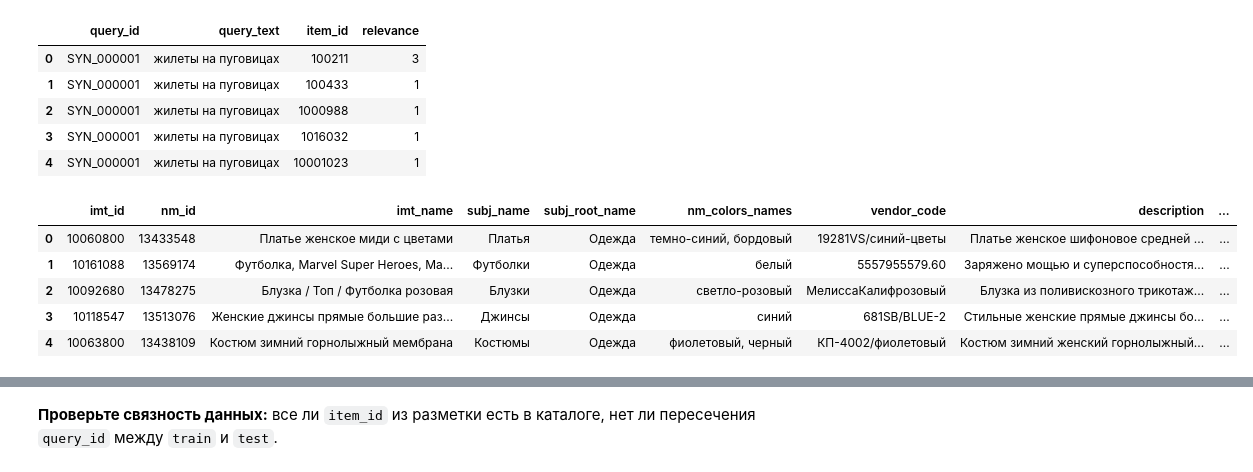
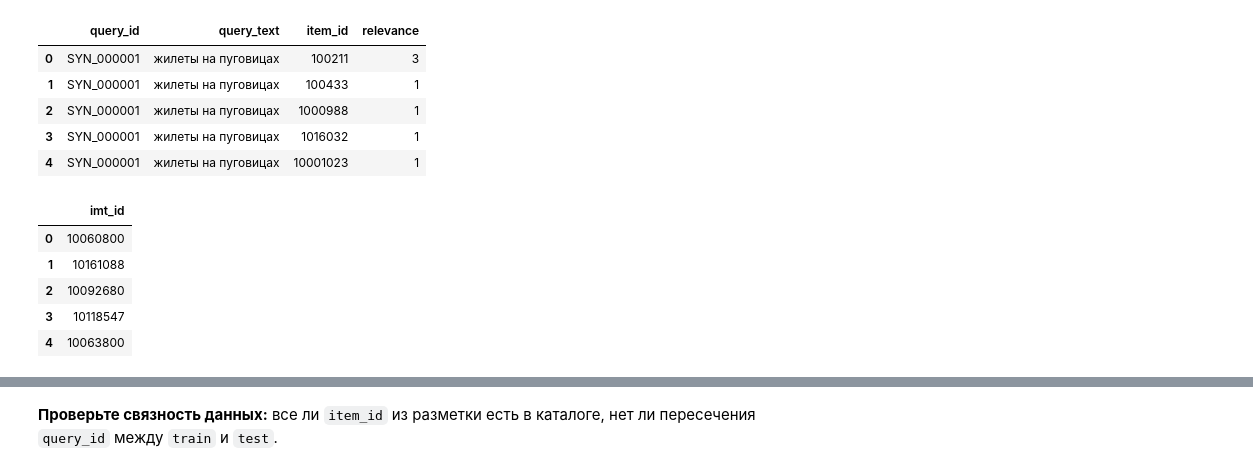
Before and after one commit to danat7075/CalmFruits_recommendation_system, a Jupyter notebook: semantic_search_project.ipynb, the cells around one changed output, grey strips where cells are left out. Saved outputs shown, nothing was run; the diff lists cells and outputs as text; code cells hidden in the pictures.

```diff
--- a/semantic_search_project.ipynb
+++ b/semantic_search_project.ipynb
@@ -66,18 +64,10 @@ from sentence_transformers import SentenceTransformer
 from sklearn.feature_extraction.text import TfidfVectorizer
 from sklearn.model_selection import train_test_split
 # %%
-# Показывать числа с 2 знаками после запятой в датафреймах pandas
-pd.set_option('display.float_format', '{:.3f}'.format)
-
-# Показывать все колонки (не скрывать их троеточием)
-pd.set_option('display.max_columns', None)
-
-# показывать все строки (не скрывать их троеточием)
-pd.set_option('display.max_rows', None)
-
-# не обрезать длинные строки, а показывать полностью
-pd.set_option('display.max_colwidth', None)
-
-# Устанавливает тему
-sns.set_theme(style='whitegrid', palette='muted')
+# Компактный вывод таблиц; длинные описания показываем отдельно.
+pd.set_option("display.float_format", "{:.3f}".format)
+pd.set_option("display.max_columns", None)
+pd.set_option("display.max_rows", 30)
+pd.set_option("display.max_colwidth", 120)
+sns.set_theme(style="whitegrid", palette="muted")
 # %% [markdown]
@@ -153,7 +143,8 @@ for path in [RAW_PRODUCTS_PATH, ASSESSED_POOL_PATH, TRAIN_QUERIES_PATH, TEST_QUE
 # Загрузка данных в датафреймы pandas
 df_raw = pd.read_parquet(RAW_PRODUCTS_PATH)
 queries_train = pd.read_parquet(TRAIN_QUERIES_PATH)
-accessed_pool = pd.read_parquet(ASSESSED_POOL_PATH)
+# Служебный файл нужен только для списка карточек оценки.
+assessed_pool = pd.read_parquet(ASSESSED_POOL_PATH, columns=["imt_id"])
 # %%
 df_raw.info()
 # %% [output]
@@ -206,11 +197,11 @@ queries_train.head()
 | 3 | SYN_000001 | жилеты на пуговицах | 1016032 | 1 |
 | 4 | SYN_000001 | жилеты на пуговицах | 10001023 | 1 |
 # %%
-accessed_pool.head()
+assessed_pool.head()
 # %% [output]
-|  | imt_id | nm_id | imt_name | subj_name | subj_root_name | nm_colors_names | vendor_code | description | ... |
-| 0 | 10060800 | 13433548 | Платье женское миди с цветами | Платья | Одежда | темно-синий, бордовый | 19281VS/синий-цветы | Платье женское шифоновое средней ... | ... |
-| 1 | 10161088 | 13569174 | Футболка, Marvel Super Heroes, Ма... | Футболки | Одежда | белый | 5557955579.60 | Заряжено мощью и суперспособностя... | ... |
-| 2 | 10092680 | 13478275 | Блузка / Топ / Футболка розовая | Блузки | Одежда | светло-розовый | МелиссаКалифрозовый | Блузка из поливискозного трикотаж... | ... |
-| 3 | 10118547 | 13513076 | Женские джинсы прямые большие раз... | Джинсы | Одежда | синий | 681SB/BLUE-2 | Стильные женские прямые джинсы бо... | ... |
-| 4 | 10063800 | 13438109 | Костюм зимний горнолыжный мембрана | Костюмы | Одежда | фиолетовый, черный | КП-4002/фиолетовый | Костюм зимний женский горнолыжный... | ... |
+|  | imt_id |
+| 0 | 10060800 |
+| 1 | 10161088 |
+| 2 | 10092680 |
+| 3 | 10118547 |
+| 4 | 10063800 |
```
Also changed, not shown: parts of 64 cells of this notebook, 1 other file.
